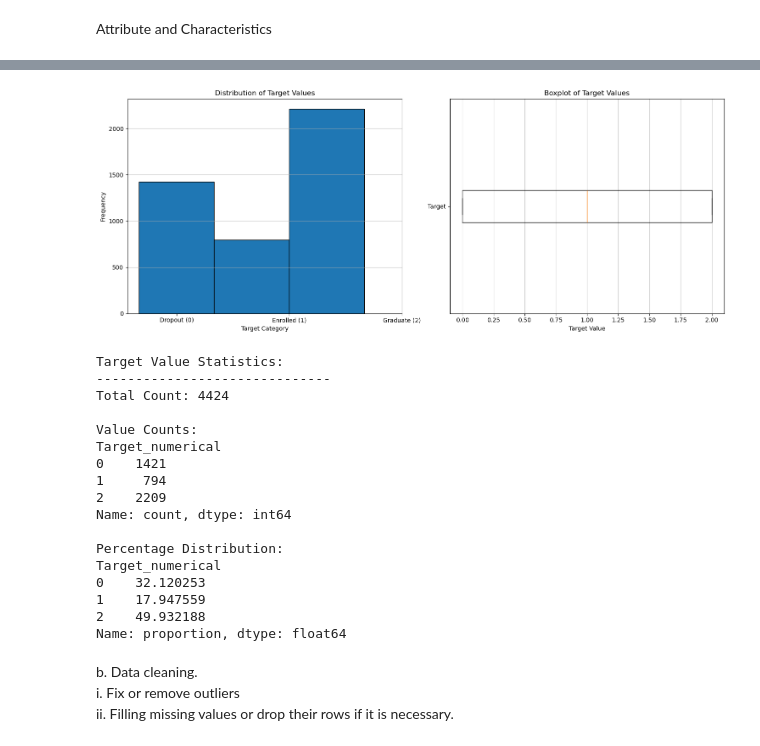
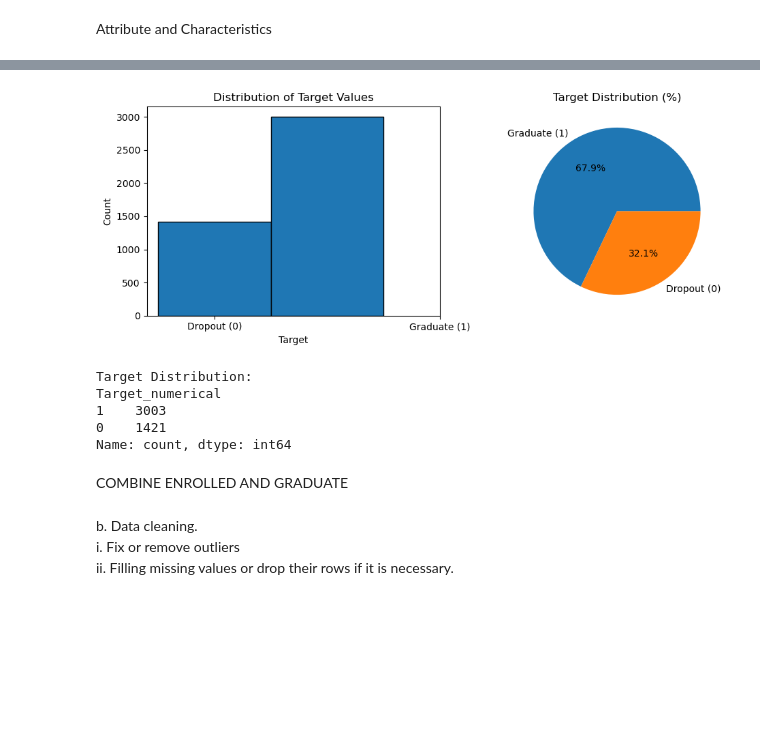
Before and after one commit to azeiber/student-droupout-detection, a Jupyter notebook: Studentdropoutandacademicsuccess.ipynb, the cells around one changed output, grey strips where cells are left out. Cells and saved outputs as stored; diff of their text form; code cells hidden in the pictures; blank space fills up the shorter version.

```diff
--- a/Studentdropoutandacademicsuccess.ipynb
+++ b/Studentdropoutandacademicsuccess.ipynb
@@ -171,54 +189,43 @@ Name: count, dtype: int64
 # %%
-# Create a figure with two subplots
-plt.figure(figsize=(15, 6))
+# Create numerical target
+target_mapping = {
+    'Dropout': 0,
+    'Graduate': 1
+}
+df['Target_numerical'] = df['Target'].map(target_mapping)
+
+# Now create visualization with numerical values
+plt.figure(figsize=(10, 4))
 
 # Distribution plot (Histogram)
 plt.subplot(1, 2, 1)
-plt.hist(df['Target_numerical'], bins=3, edgecolor='black', align='left')
-plt.xticks([0, 1, 2], ['Dropout (0)', 'Enrolled (1)', 'Graduate (2)'])
+plt.hist(df['Target_numerical'], bins=2, edgecolor='black', align='left')
+plt.xticks([0, 1], ['Dropout (0)', 'Graduate (1)'])
 plt.title('Distribution of Target Values')
-plt.xlabel('Target Category')
-plt.ylabel('Frequency')
-plt.grid(axis='y', alpha=0.75)
+plt.xlabel('Target')
+plt.ylabel('Count')
 
-# Boxplot
+# Pie chart
 plt.subplot(1, 2, 2)
-plt.boxplot(df['Target_numerical'], vert=False)
-plt.yticks([1], ['Target'])
-plt.title('Boxplot of Target Values')
-plt.xlabel('Target Value')
-plt.grid(axis='x', alpha=0.75)
+target_counts = df['Target_numerical'].value_counts()
+plt.pie(target_counts.values, labels=['Graduate (1)', 'Dropout (0)'], autopct='%1.1f%%')
+plt.title('Target Distribution (%)')
 
 plt.tight_layout()
 plt.show()
 
-# Print some statistics
-print("Target Value Statistics:")
-print("-" * 30)
-print(f"Total Count: {len(df['Target_numerical'])}")
-print("\nValue Counts:")
-print(df['Target_numerical'].value_counts().sort_index())
-print("\nPercentage Distribution:")
-print((df['Target_numerical'].value_counts(normalize=True) * 100).sort_index())
+# Print the actual counts
+print("\nTarget Distribution:")
+print(df['Target_numerical'].value_counts())
 # %% [output]
-[figure, old version]
+[figure, new version]
-Target Value Statistics:
-------------------------------
-Total Count: 4424
-
-Value Counts:
+Target Distribution:
 Target_numerical
+1    3003
 0    1421
-1     794
-2    2209
 Name: count, dtype: int64
-
-Percentage Distribution:
-Target_numerical
-0    32.120253
-1    17.947559
-2    49.932188
-Name: proportion, dtype: float64
+# %% [markdown]
+COMBINE ENROLLED AND GRADUATE
 # %% [markdown]
 b. Data cleaning.
 i. Fix or remove outliers
```
Also changed, not shown: parts of 12 cells of this notebook, 3 other files.
